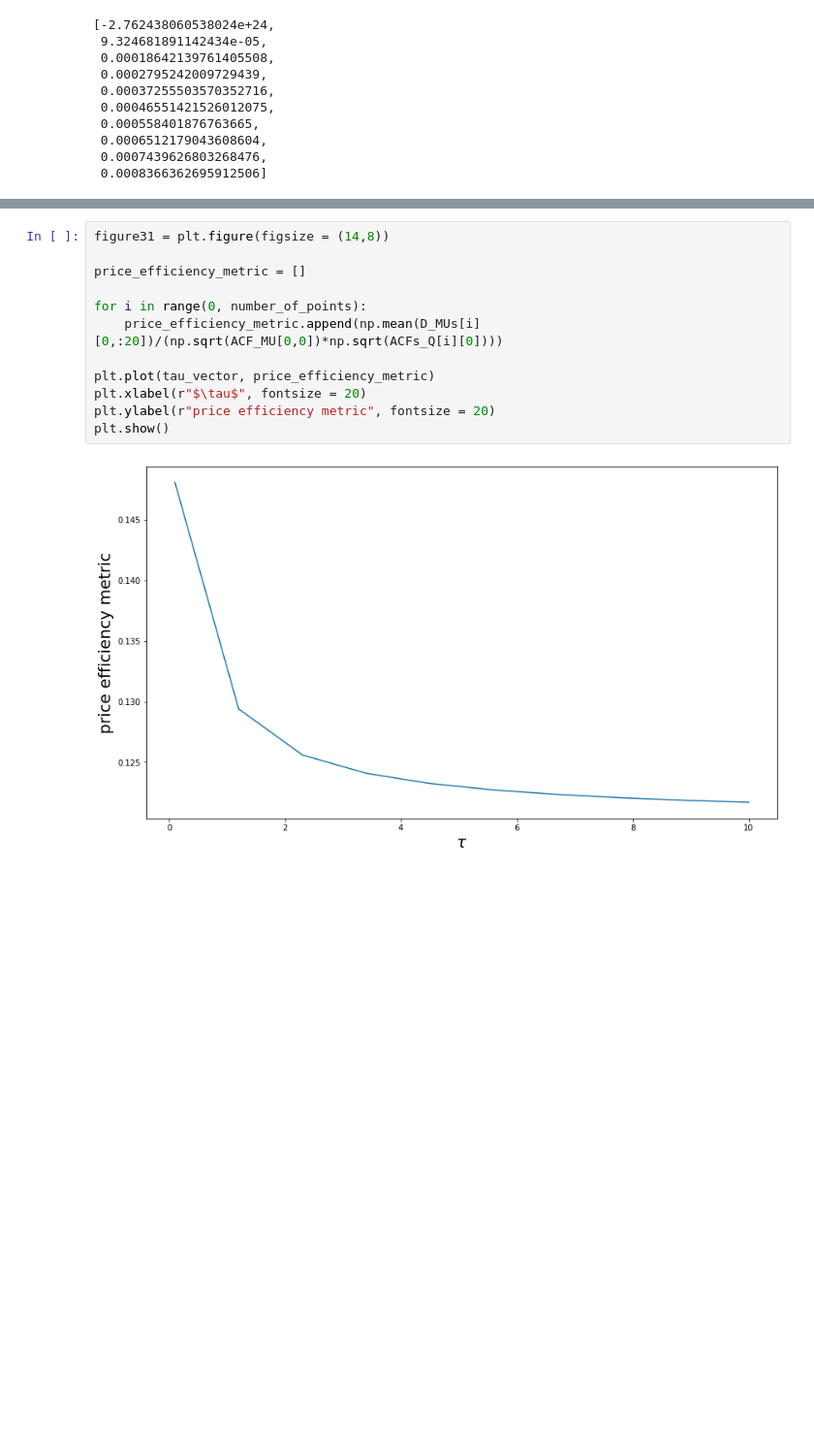
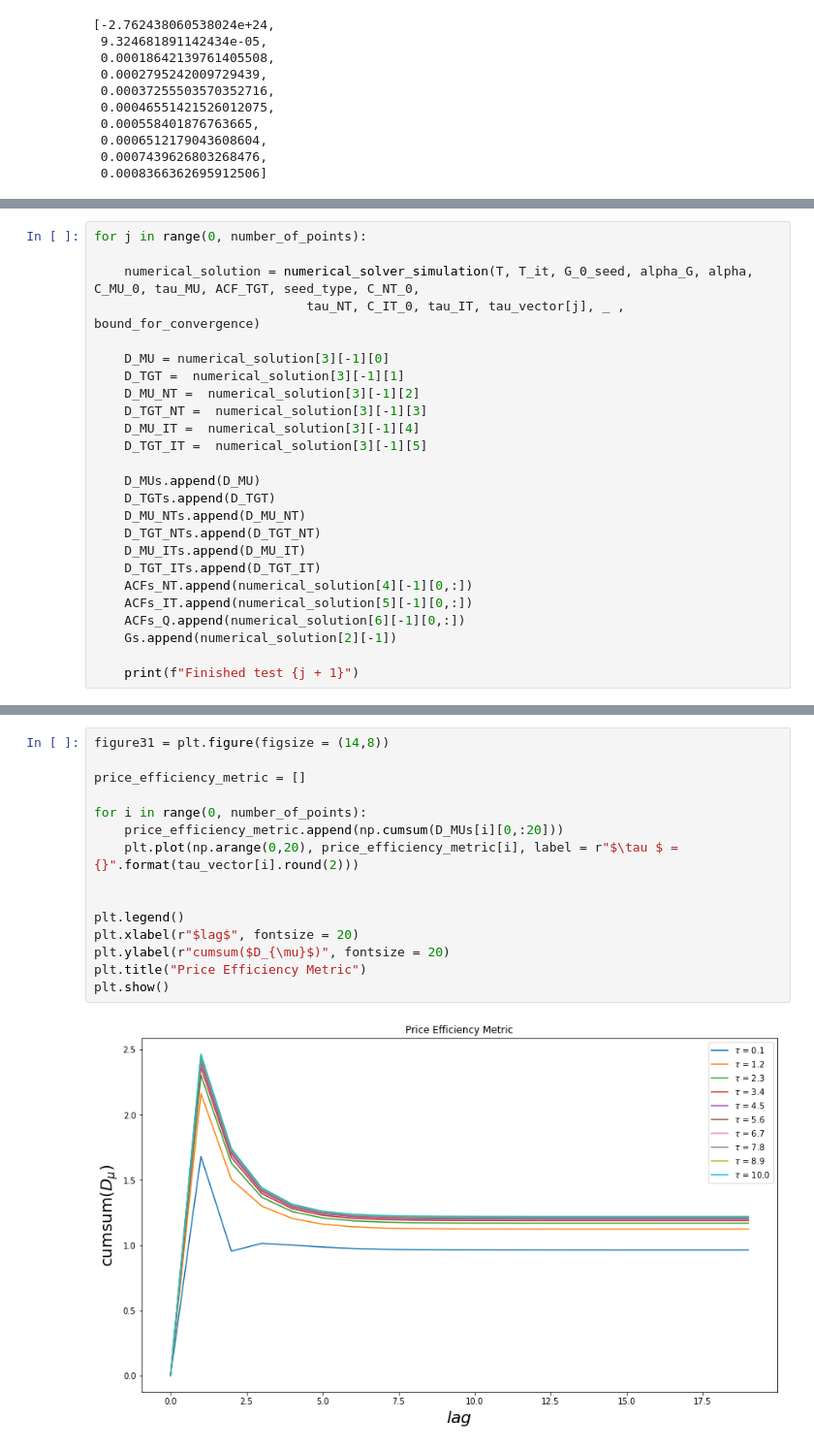
Before and after one commit to felipemoret77/EconophysiX_Internship, a Jupyter notebook: A_Rational_Noise_Trader_Within_A_Kyle_Setup_Full_Utility_3_Seeds_EconophysiX.ipynb, the cells around one changed output, grey strips where cells are left out. Shown at 97% size. Drawn from its saved outputs; the diff is of its cells as text; blank space fills up the shorter version.

```diff
--- a/A_Rational_Noise_Trader_Within_A_Kyle_Setup_Full_Utility_3_Seeds_EconophysiX.ipynb
+++ b/A_Rational_Noise_Trader_Within_A_Kyle_Setup_Full_Utility_3_Seeds_EconophysiX.ipynb
@@ -3852,0 +3897,25 @@ amplitudes_Q
+# %%
+for j in range(0, number_of_points):
+
+    numerical_solution = numerical_solver_simulation(T, T_it, G_0_seed, alpha_G, alpha, C_MU_0, tau_MU, ACF_TGT, seed_type, C_NT_0,
+                            tau_NT, C_IT_0, tau_IT, tau_vector[j], _ , bound_for_convergence)
+
+    D_MU = numerical_solution[3][-1][0]
+    D_TGT =  numerical_solution[3][-1][1]
+    D_MU_NT =  numerical_solution[3][-1][2]
+    D_TGT_NT =  numerical_solution[3][-1][3]
+    D_MU_IT =  numerical_solution[3][-1][4]
+    D_TGT_IT =  numerical_solution[3][-1][5]
+
+    D_MUs.append(D_MU)
+    D_TGTs.append(D_TGT)
+    D_MU_NTs.append(D_MU_NT)
+    D_TGT_NTs.append(D_TGT_NT)
+    D_MU_ITs.append(D_MU_IT)
+    D_TGT_ITs.append(D_TGT_IT)
+    ACFs_NT.append(numerical_solution[4][-1][0,:])
+    ACFs_IT.append(numerical_solution[5][-1][0,:])
+    ACFs_Q.append(numerical_solution[6][-1][0,:])
+    Gs.append(numerical_solution[2][-1])
+
+    print(f"Finished test {j + 1}")
@@ -3934,14 +3935,17 @@ Finished test 10
 # %%
 figure31 = plt.figure(figsize = (14,8))
 
 price_efficiency_metric = []
 
 for i in range(0, number_of_points):
-    price_efficiency_metric.append(np.mean(D_MUs[i][0,:20])/(np.sqrt(ACF_MU[0,0])*np.sqrt(ACFs_Q[i][0])))
+    price_efficiency_metric.append(np.cumsum(D_MUs[i][0,:20]))
+    plt.plot(np.arange(0,20), price_efficiency_metric[i], label = r"$\tau $ = {}".format(tau_vector[i].round(2)))
 
-plt.plot(tau_vector, price_efficiency_metric)
-plt.xlabel(r"$\tau$", fontsize = 20)
-plt.ylabel(r"price efficiency metric", fontsize = 20)
+
+plt.legend()
+plt.xlabel(r"$lag$", fontsize = 20)
+plt.ylabel(r"cumsum($D_{\mu}$)", fontsize = 20)
+plt.title("Price Efficiency Metric")
 plt.show()
 # %% [output]
-[figure, old version]
+[figure, new version]
```
Also changed, not shown: parts of 17 cells of this notebook.
